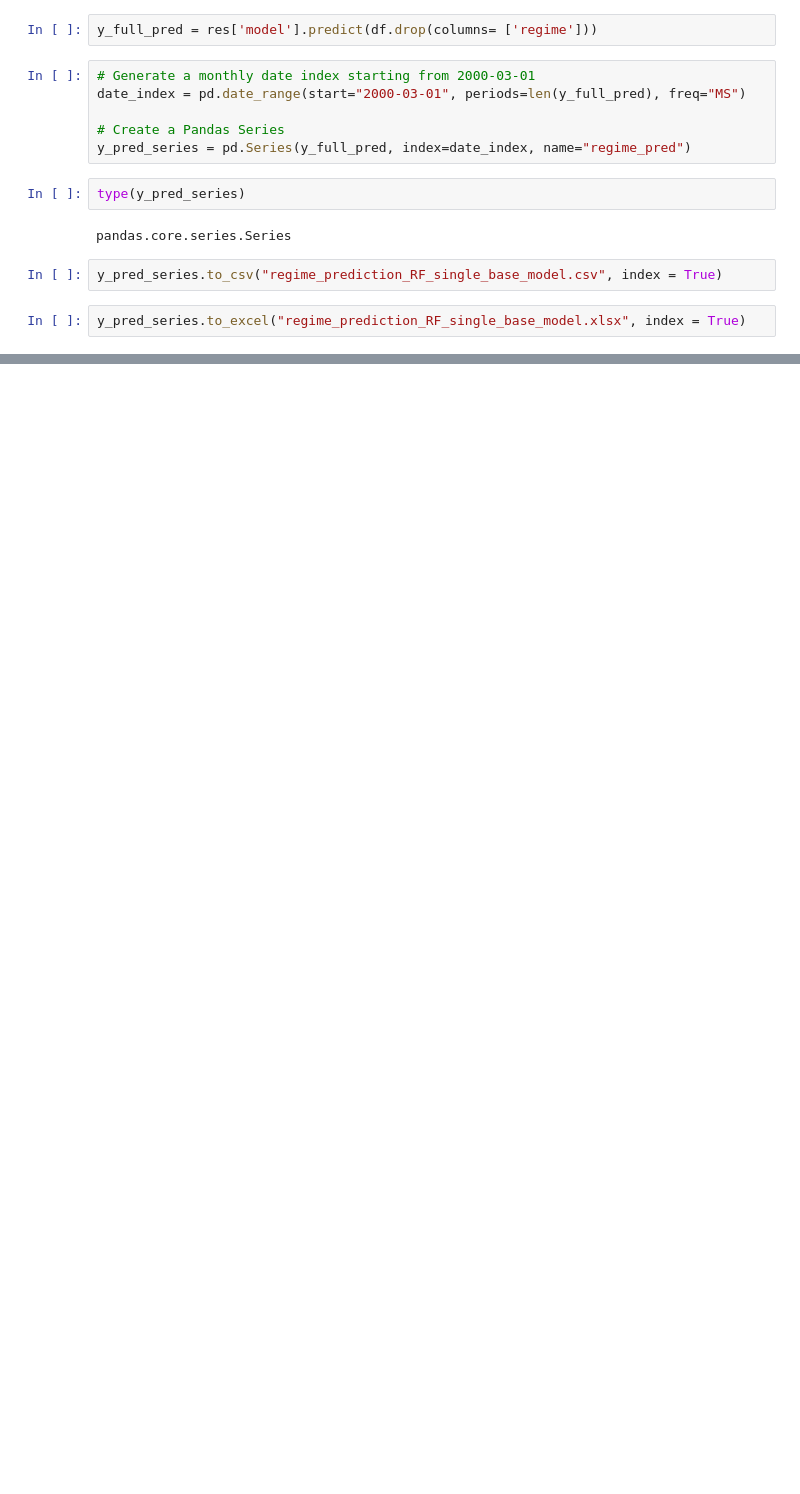
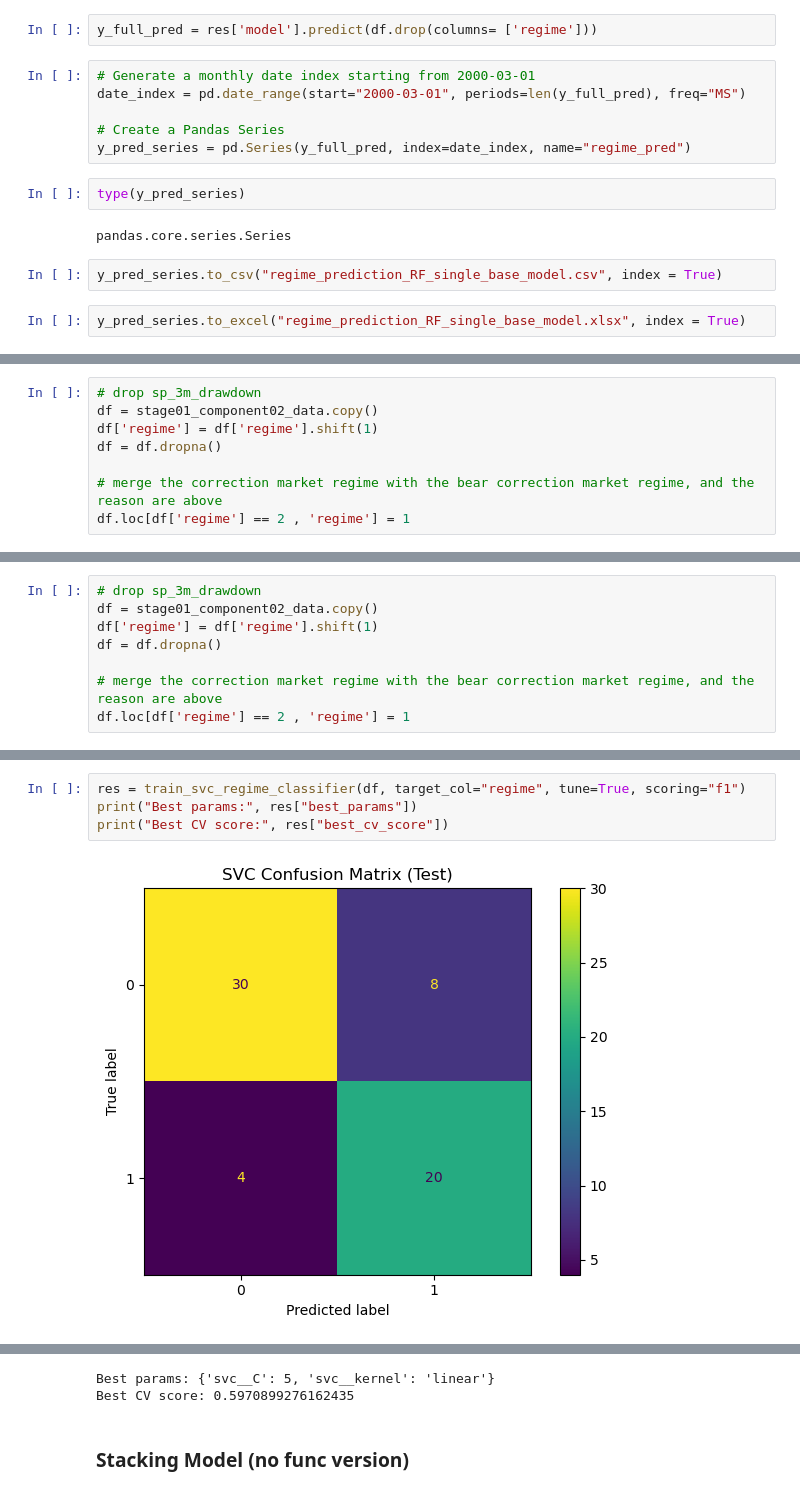
Before and after one commit to MalcolmKim99/6123_two_stage_model, a Jupyter notebook: stage01_component02.ipynb, the cells around one changed output, grey strips where cells are left out. Saved outputs shown, nothing was run; the diff lists cells and outputs as text; blank space fills up the shorter version.

```diff
--- a/stage01_component02.ipynb
+++ b/stage01_component02.ipynb
@@ -1391,0 +1772,8 @@ y_pred_series.to_excel("regime_prediction_RF_single_base_model.xlsx", index = Tr
+# %%
+# drop sp_3m_drawdown
+df = stage01_component02_data.copy()
+df['regime'] = df['regime'].shift(1)
+df = df.dropna()
+
+# merge the correction market regime with the bear correction market regime, and the reason are above
+df.loc[df['regime'] == 2 , 'regime'] = 1
@@ -1391,0 +1930,8 @@ y_pred_series.to_excel("regime_prediction_RF_single_base_model.xlsx", index = Tr
+# %%
+# drop sp_3m_drawdown
+df = stage01_component02_data.copy()
+df['regime'] = df['regime'].shift(1)
+df = df.dropna()
+
+# merge the correction market regime with the bear correction market regime, and the reason are above
+df.loc[df['regime'] == 2 , 'regime'] = 1
@@ -1391,0 +2077,6 @@ y_pred_series.to_excel("regime_prediction_RF_single_base_model.xlsx", index = Tr
+# %%
+res = train_svc_regime_classifier(df, target_col="regime", tune=True, scoring="f1")
+print("Best params:", res["best_params"])
+print("Best CV score:", res["best_cv_score"])
+# %% [output]
+[figure, added]
@@ -1391,0 +2084,4 @@ y_pred_series.to_excel("regime_prediction_RF_single_base_model.xlsx", index = Tr
+Best params: {'svc__C': 5, 'svc__kernel': 'linear'}
+Best CV score: 0.5970899276162435
+# %% [markdown]
+### Stacking Model (no func version)
```
Also changed, not shown: parts of 29 cells of this notebook, 5 other files.
